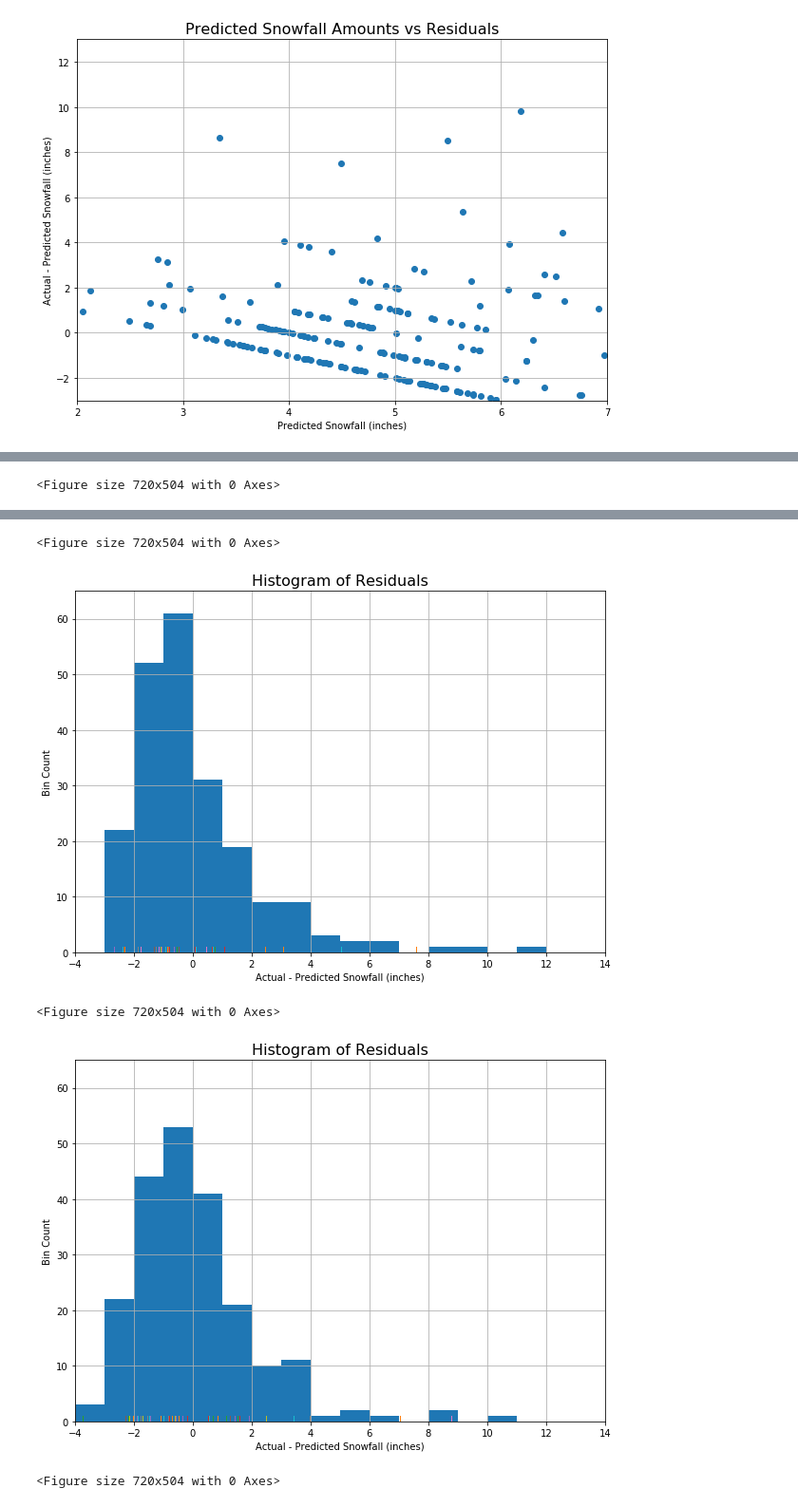
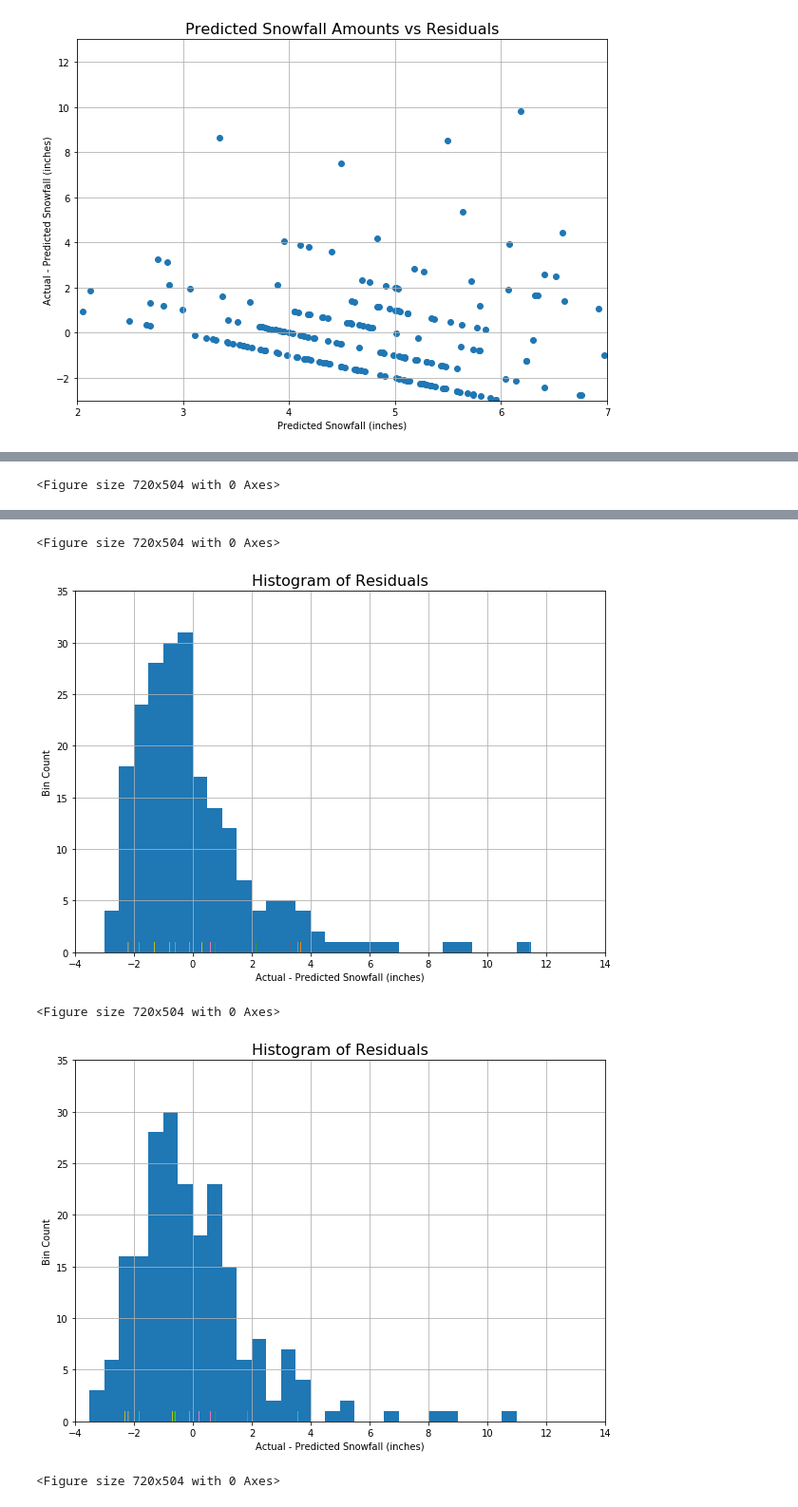
Before and after one commit to dustinrapp/Capstone_Springboard_Intermediate_Python, a Jupyter notebook: Projects/8a_UASFC_20-80_KFold_Crossval.ipynb, the cells around one changed output, grey strips where cells are left out. Shown at 95% size. Cells and saved outputs as stored; diff of their text form; code cells hidden in the pictures.

```diff
--- a/Projects/8a_UASFC_20-80_KFold_Crossval.ipynb
+++ b/Projects/8a_UASFC_20-80_KFold_Crossval.ipynb
@@ -243,7 +243,7 @@ for f in np.arange(0,len(X_feat),1):
  #print(Ytest_predictions)
  print(len(Ytest_predictions))
 
- R2_scores.append(metrics.r2_score(Ytest_predictions[f], Y_actsnf[f]))
+ R2_scores.append(metrics.r2_score( Y_actsnf[f],Ytest_predictions[f],))
  slope, intercept, r_value, p_value, std_err = linregress(Ytest_predictions[f], Y_actsnf[f])
  slopes.append(slope)
  intercepts.append(intercept)
@@ -357,6 +357,9 @@ for pred_case in np.arange(0, len(Ytest_predictions), 1):
        residuals = Y_actsnf[pred_case] - Ytest_predictions[pred_case]
        fig, ax = plt.subplots(figsize=(10, 7))
        qq2=sm.qqplot(residuals, line='r', ax = ax)
+       plt.ylim([-5,12])
+
+       plt.grid(True)
        plt.grid(True)
        plt.savefig('C:/Users/RAPP/Documents/Capstone/Report/figs/qq_resid_KFold_'+descriptors[pred_case]+'.png',bbox_inches='tight')
        plt.title('Theoretical vs Sample Quantiles of Residuals', fontsize = 16)
@@ -371,12 +374,12 @@ for pred_case in np.arange(0, len(Ytest_predictions), 1):
   diff_df = pd.DataFrame(diff)
 
   fig = plt.figure(figsize=(10,7))
-  hist = diff_df.hist(figsize=(10,7), bins = np.arange(-4,14,1))
-  plt.hist(diff_df)
+  hist = diff_df.hist(figsize=(10,7), bins = np.arange(-4,14,0.5))
+  plt.hist(diff_df, bins = np.arange(-4,14,0.5))
   plt.xlabel('Actual - Predicted Snowfall (inches)')
   plt.ylabel('Bin Count')
   plt.xlim([-4,14])
-  plt.ylim([0,65])
+  plt.ylim([0,35])
   plt.grid(True)
   plt.title('', fontsize = 16)
   plt.savefig('C:/Users/RAPP/Documents/Capstone/Report/figs/hist_actual_minus_pred_KFold_'+descriptors[pred_case]+'.png',bbox_inches='tight')
@@ -387,5 +390,5 @@ for pred_case in np.arange(0, len(Ytest_predictions), 1):
 <Figure size 720x504 with 0 Axes>
-[figure, old version]
+[figure, new version]
 <Figure size 720x504 with 0 Axes>
-[figure, old version]
+[figure, new version]
 <Figure size 720x504 with 0 Axes>
```
Also changed, not shown: parts of 3 cells of this notebook, 4 other files.
